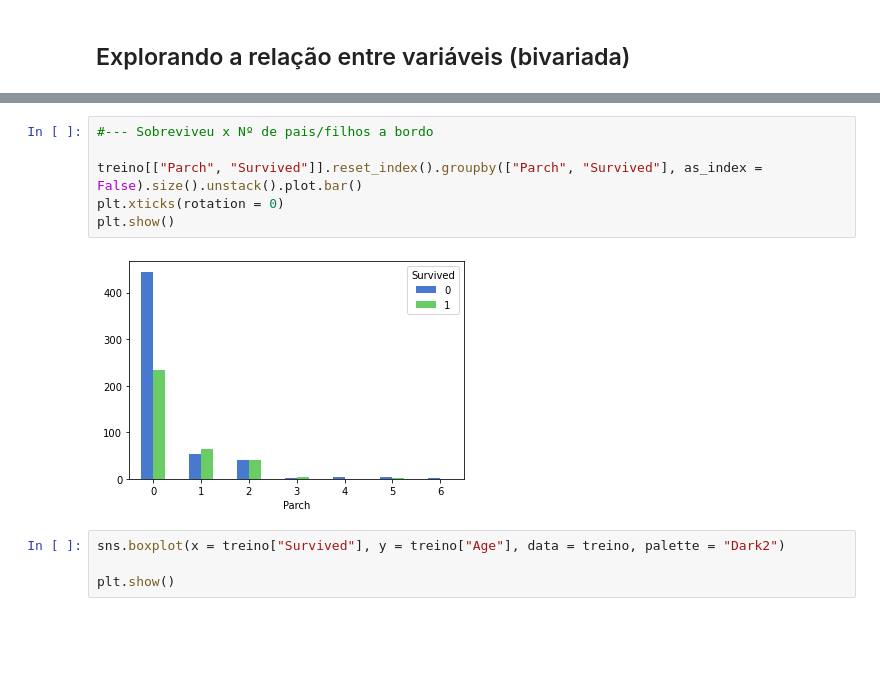
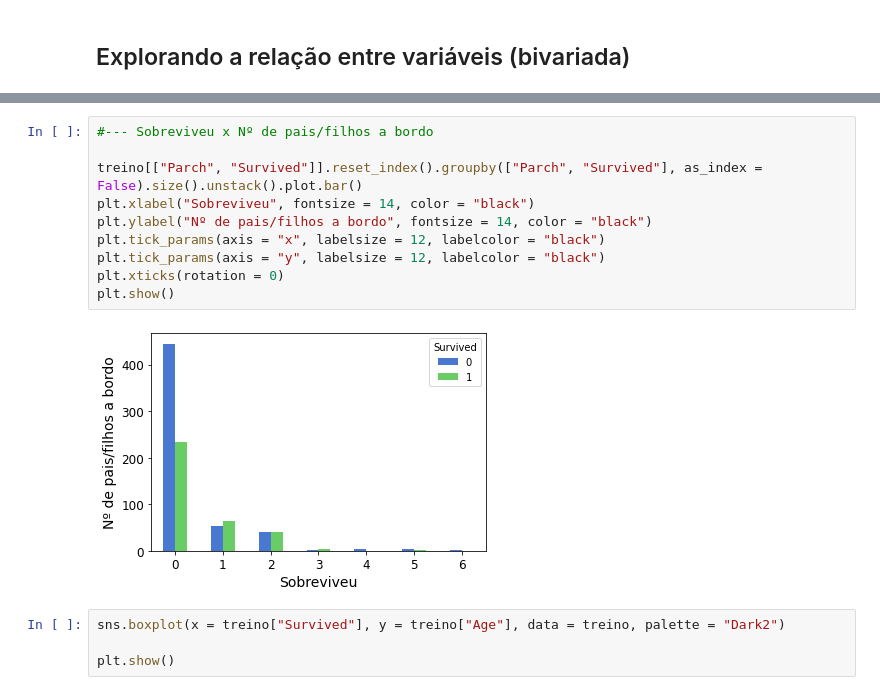
Before and after one commit to barbosarafael/Projetos, a Jupyter notebook: Titanic - Kaggle/notebook_titanic_kaggle.ipynb, the cells around one changed output, grey strips where cells are left out. Cells and saved outputs as stored; diff of their text form; blank space fills up the shorter version.

```diff
--- a/Titanic - Kaggle/notebook_titanic_kaggle.ipynb
+++ b/Titanic - Kaggle/notebook_titanic_kaggle.ipynb
@@ -302,11 +321,15 @@ plt.show()
 # %%
 #--- Sobreviveu x Nº de pais/filhos a bordo
 
 treino[["Parch", "Survived"]].reset_index().groupby(["Parch", "Survived"], as_index = False).size().unstack().plot.bar()
+plt.xlabel("Sobreviveu", fontsize = 14, color = "black")
+plt.ylabel("Nº de pais/filhos a bordo", fontsize = 14, color = "black")
+plt.tick_params(axis = "x", labelsize = 12, labelcolor = "black")
+plt.tick_params(axis = "y", labelsize = 12, labelcolor = "black")
 plt.xticks(rotation = 0)
 plt.show()
 # %% [output]
-[figure, old version]
+[figure, new version]
 # %%
 sns.boxplot(x = treino["Survived"], y = treino["Age"], data = treino, palette = "Dark2")
 
```
Also changed, not shown: parts of 49 cells of this notebook, 2 other files.
